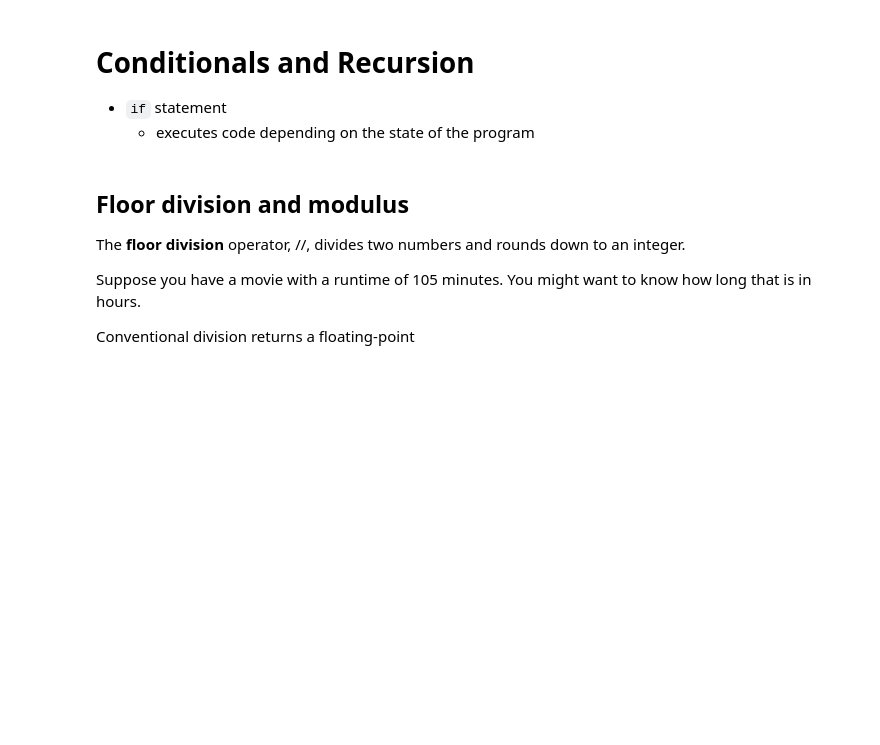
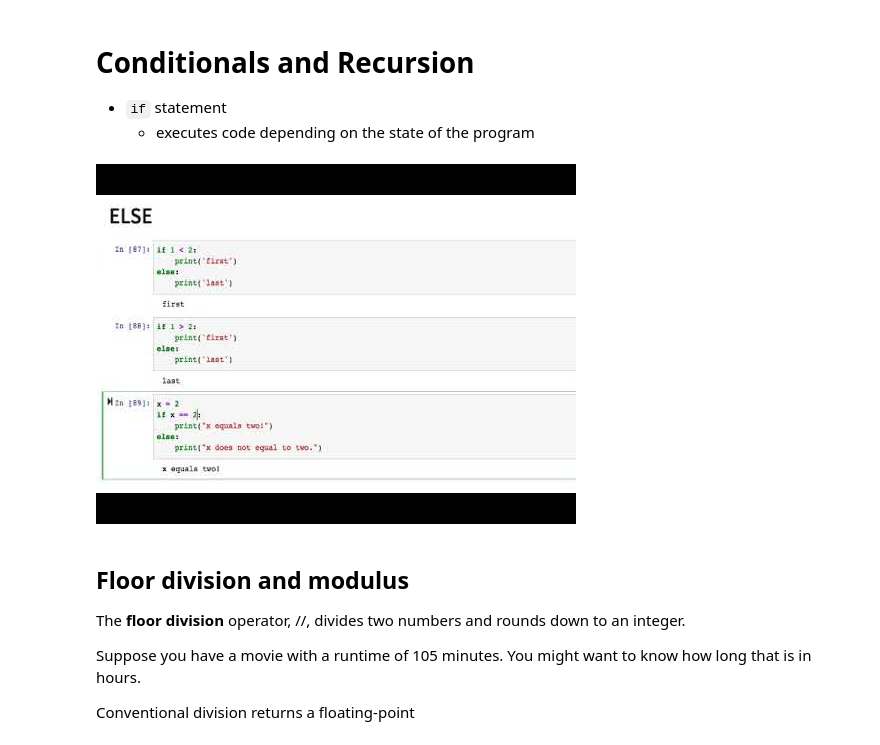
Before and after one commit to markumreed/ds4b, a Jupyter notebook: python_ds4b/03_program/02_conditionals_recursion.ipynb, the cells around one changed output. Saved outputs shown, nothing was run; the diff lists cells and outputs as text; code cells hidden in the pictures; blank space fills up the shorter version.

```diff
--- a/python_ds4b/03_program/02_conditionals_recursion.ipynb
+++ b/python_ds4b/03_program/02_conditionals_recursion.ipynb
@@ -5,6 +5,11 @@
 
 - `if` statement
     - executes code depending on the state of the program
+# %%
+from IPython.display import YouTubeVideo
+YouTubeVideo('9ooJaRkXyoM')
+# %% [output]
+[figure, added]
 # %% [markdown]
 ## Floor division and modulus
 
```
